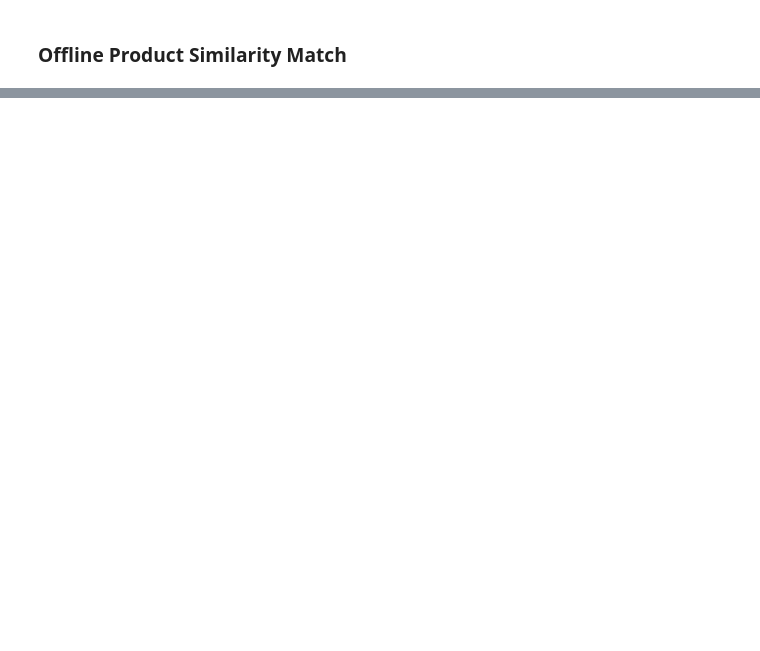
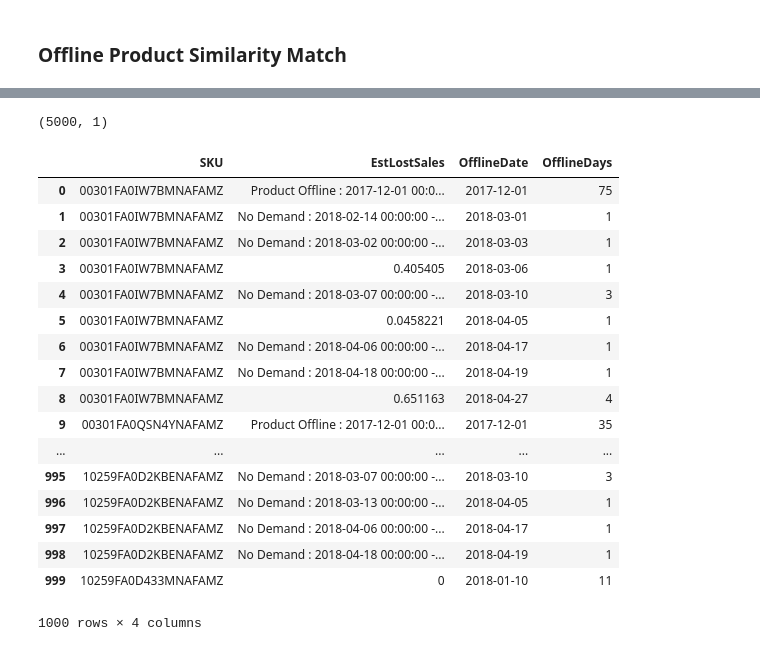
Before and after one commit to DanyalKhaliq/Machine-Learning-, a Jupyter notebook: ProductDescriptiveAnalysis.ipynb, the cells around one changed output, grey strips where cells are left out. Drawn from its saved outputs; the diff is of its cells as text; code cells hidden in the pictures; blank space fills up the shorter version.

```diff
--- a/ProductDescriptiveAnalysis.ipynb
+++ b/ProductDescriptiveAnalysis.ipynb
@@ -394,11 +471,34 @@ def ifNumber(s):
         return True
     except ValueError:
         return False
+# %%
+estLostSale = pd.read_pickle('./lostSaleEstimates', compression='infer')
 # %%
 pd.DataFrame(estLostSale).shape
 #pd.DataFrame(estLostSale).to_pickle('./lostSaleEstimates',compression='infer', protocol=4)
+# %% [output]
+(5000, 1)
 # %%
 temp = pd.concat([formattedDf[:5000].reset_index(),pd.DataFrame(estLostSale).reset_index()], axis=1)
 temp.columns = ['index', 'OfflineDate', 'OfflineDays', 'SKU', 'index', 'EstLostSales']
 # %%
-temp[['SKU','EstLostSales','OfflineDate', 'OfflineDays' ]]
+temp[['SKU','EstLostSales','OfflineDate', 'OfflineDays' ]][:1000]
+# %% [output]
+|  | SKU | EstLostSales | OfflineDate | OfflineDays |
+| 0 | 00301FA0IW7BMNAFAMZ | Product Offline : 2017-12-01 00:0... | 2017-12-01 | 75 |
+| 1 | 00301FA0IW7BMNAFAMZ | No Demand : 2018-02-14 00:00:00 -... | 2018-03-01 | 1 |
+| 2 | 00301FA0IW7BMNAFAMZ | No Demand : 2018-03-02 00:00:00 -... | 2018-03-03 | 1 |
+| 3 | 00301FA0IW7BMNAFAMZ | 0.405405 | 2018-03-06 | 1 |
+| 4 | 00301FA0IW7BMNAFAMZ | No Demand : 2018-03-07 00:00:00 -... | 2018-03-10 | 3 |
+| 5 | 00301FA0IW7BMNAFAMZ | 0.0458221 | 2018-04-05 | 1 |
+| 6 | 00301FA0IW7BMNAFAMZ | No Demand : 2018-04-06 00:00:00 -... | 2018-04-17 | 1 |
+| 7 | 00301FA0IW7BMNAFAMZ | No Demand : 2018-04-18 00:00:00 -... | 2018-04-19 | 1 |
+| 8 | 00301FA0IW7BMNAFAMZ | 0.651163 | 2018-04-27 | 4 |
+| 9 | 00301FA0QSN4YNAFAMZ | Product Offline : 2017-12-01 00:0... | 2017-12-01 | 35 |
+| ... | ... | ... | ... | ... |
+| 995 | 10259FA0D2KBENAFAMZ | No Demand : 2018-03-07 00:00:00 -... | 2018-03-10 | 3 |
+| 996 | 10259FA0D2KBENAFAMZ | No Demand : 2018-03-13 00:00:00 -... | 2018-04-05 | 1 |
+| 997 | 10259FA0D2KBENAFAMZ | No Demand : 2018-04-06 00:00:00 -... | 2018-04-17 | 1 |
+| 998 | 10259FA0D2KBENAFAMZ | No Demand : 2018-04-18 00:00:00 -... | 2018-04-19 | 1 |
+| 999 | 10259FA0D433MNAFAMZ | 0 | 2018-01-10 | 11 |
+1000 rows × 4 columns
```
Also changed, not shown: parts of 23 cells of this notebook.
